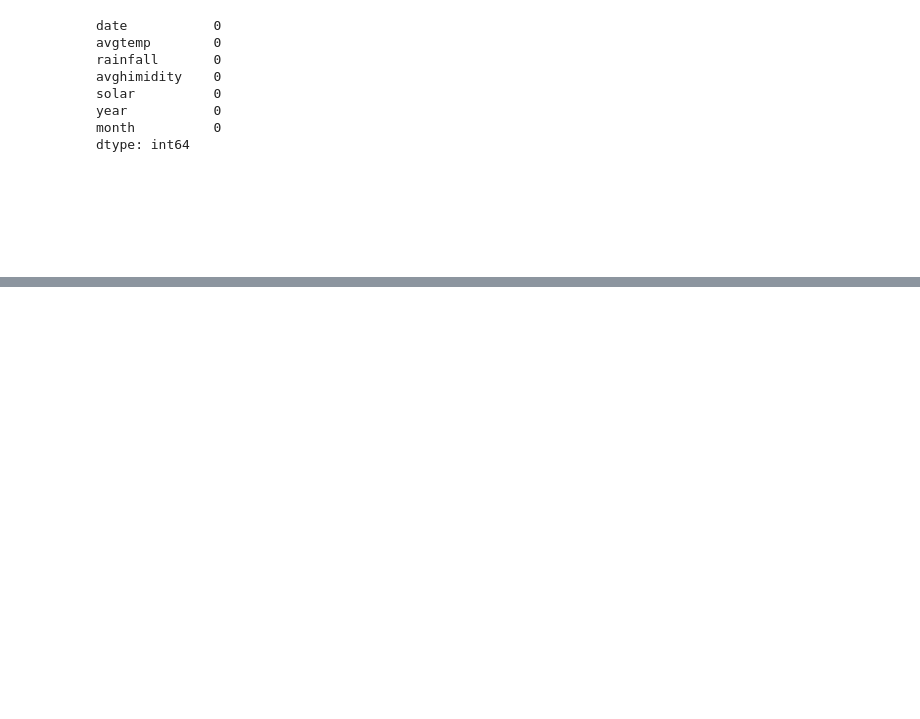
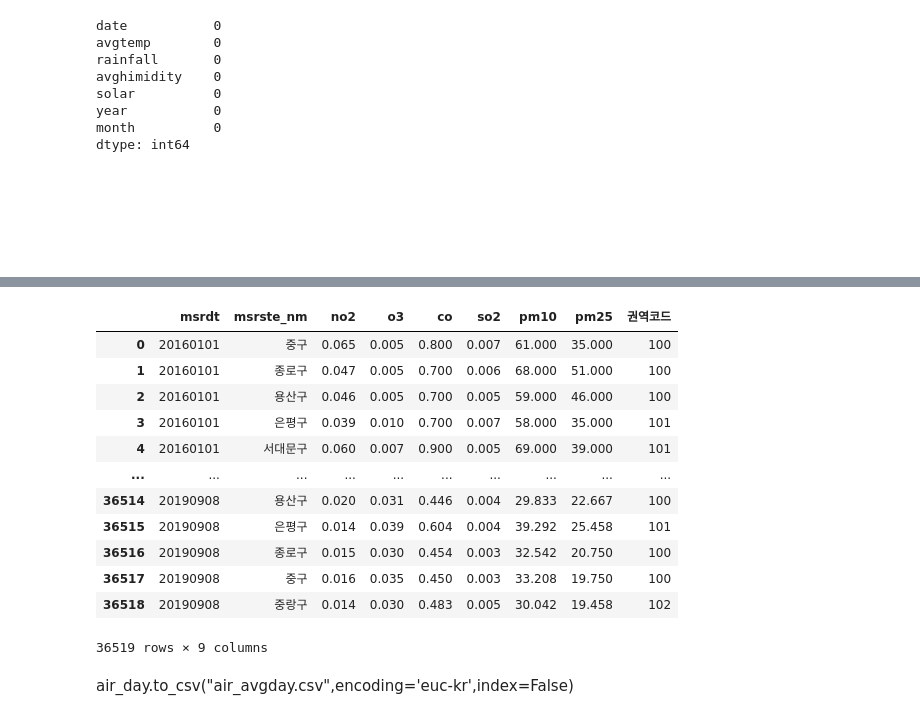
Before and after one commit to Seoheesu1/Regression, a Jupyter notebook: Preprocessing.ipynb, the cells around one changed output, grey strips where cells are left out. Drawn from its saved outputs; the diff is of its cells as text; code cells hidden in the pictures; blank space fills up the shorter version.

```diff
--- a/Preprocessing.ipynb
+++ b/Preprocessing.ipynb
@@ -783,0 +1025,3 @@ dtype: int64
+# %%
+# air_code=일평균 대기질을 구하지 못한 구에 대한 대체값으로 사용할 권역별 평균 대기질
+air_code=air_day.groupby(['msrdt','권역코드']).mean().reset_index()
@@ -783,0 +1057,5 @@ dtype: int64
+# %%
+for j in air_day.columns:
+    index=np.where(air_day[j].isnull())[0]
+    for i in index:
+        air_day[j][i]=air_code[(air_code.msrdt==air_day.msrdt[i]) & (air_code.권역코드==air_day.권역코드[i])][j]
@@ -783,0 +1080,16 @@ dtype: int64
+# %%
+air_day
+# %% [output]
+|  | msrdt | msrste_nm | no2 | o3 | co | so2 | pm10 | pm25 | 권역코드 |
+| 0 | 20160101 | 중구 | 0.065 | 0.005 | 0.800 | 0.007 | 61.000 | 35.000 | 100 |
+| 1 | 20160101 | 종로구 | 0.047 | 0.005 | 0.700 | 0.006 | 68.000 | 51.000 | 100 |
+| 2 | 20160101 | 용산구 | 0.046 | 0.005 | 0.700 | 0.005 | 59.000 | 46.000 | 100 |
+| 3 | 20160101 | 은평구 | 0.039 | 0.010 | 0.700 | 0.007 | 58.000 | 35.000 | 101 |
+| 4 | 20160101 | 서대문구 | 0.060 | 0.007 | 0.900 | 0.005 | 69.000 | 39.000 | 101 |
+| ... | ... | ... | ... | ... | ... | ... | ... | ... | ... |
+| 36514 | 20190908 | 용산구 | 0.020 | 0.031 | 0.446 | 0.004 | 29.833 | 22.667 | 100 |
+| 36515 | 20190908 | 은평구 | 0.014 | 0.039 | 0.604 | 0.004 | 39.292 | 25.458 | 101 |
+| 36516 | 20190908 | 종로구 | 0.015 | 0.030 | 0.454 | 0.003 | 32.542 | 20.750 | 100 |
+| 36517 | 20190908 | 중구 | 0.016 | 0.035 | 0.450 | 0.003 | 33.208 | 19.750 | 100 |
+| 36518 | 20190908 | 중랑구 | 0.014 | 0.030 | 0.483 | 0.005 | 30.042 | 19.458 | 102 |
+36519 rows × 9 columns
@@ -783,0 +1098,2 @@ dtype: int64
+# %% [markdown]
+air_day.to_csv("air_avgday.csv",encoding='euc-kr',index=False)
```
Also changed, not shown: parts of 40 cells of this notebook.
